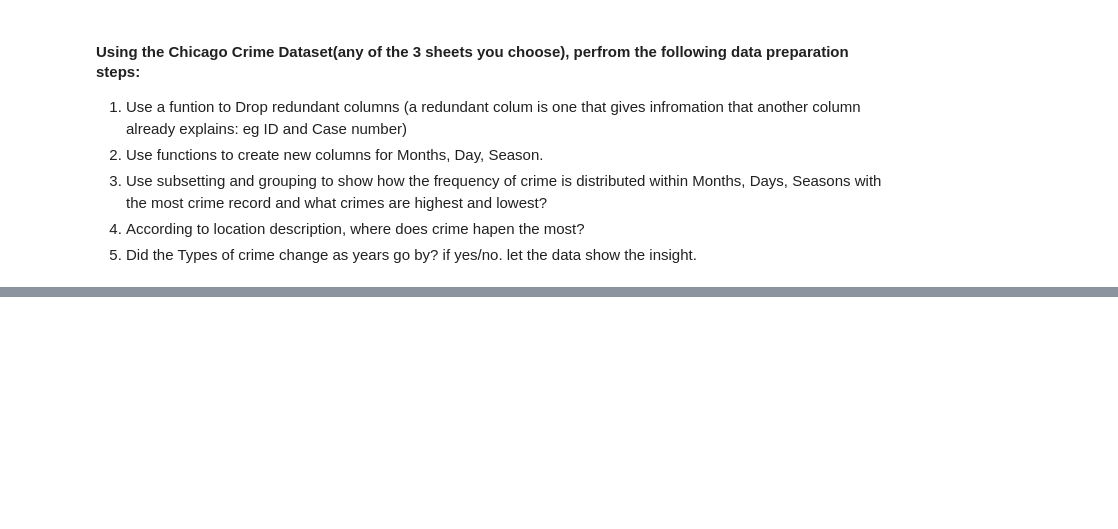
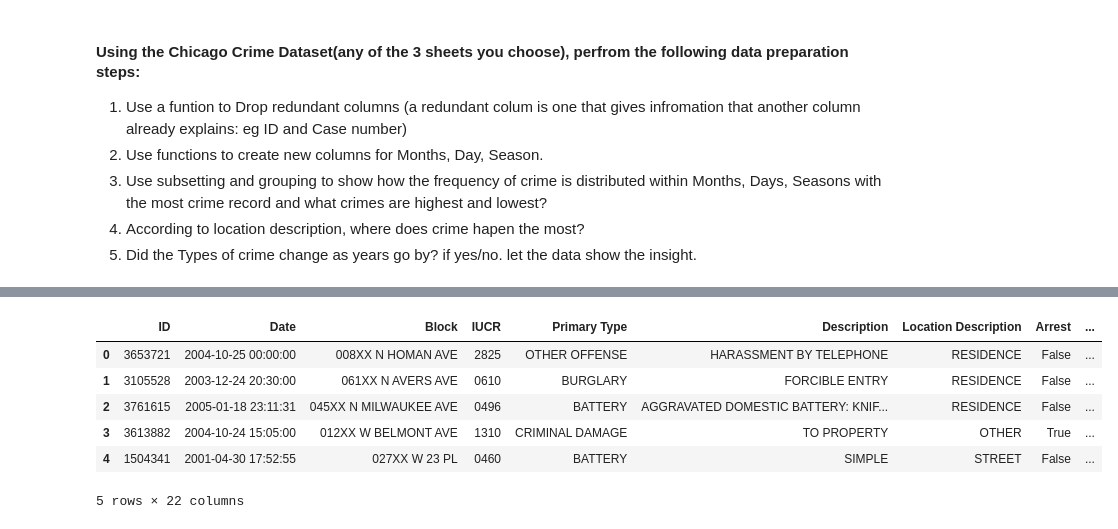
Before and after one commit to RheedWhan/AltSchool_DataScience_2023, a Jupyter notebook: Data_Wrangling_Assesment.ipynb, the cells around one changed output, grey strips where cells are left out. Saved outputs shown, nothing was run; the diff lists cells and outputs as text; code cells hidden in the pictures; blank space fills up the shorter version.

```diff
--- a/Data_Wrangling_Assesment.ipynb
+++ b/Data_Wrangling_Assesment.ipynb
@@ -12,0 +64,31 @@
+# %%
+def month_day_season(df, date_column):
+    df[date_column] = pd.to_datetime(df[date_column])
+
+    # Extract month, day, and season
+    df['Month'] = df[date_column].dt.month
+    df['Day'] = df[date_column].dt.day
+
+    # Define a function to get season based on month
+    def season(month):
+        if month in [12, 1, 2]:
+            return 'Winter'
+        elif month in [3, 4, 5]:
+            return 'Spring'
+        elif month in [6, 7, 8]:
+            return 'Summer'
+        else:
+            return 'Fall'
+
+    df['Season'] = df['Month'].apply(season)
+    return df.head()
+# %%
+month_day_season(chicago_df, 'Date')
+# %% [output]
+|  | ID | Date | Block | IUCR | Primary Type | Description | Location Description | Arrest | ... |
+| 0 | 3653721 | 2004-10-25 00:00:00 | 008XX N HOMAN AVE | 2825 | OTHER OFFENSE | HARASSMENT BY TELEPHONE | RESIDENCE | False | ... |
+| 1 | 3105528 | 2003-12-24 20:30:00 | 061XX N AVERS AVE | 0610 | BURGLARY | FORCIBLE ENTRY | RESIDENCE | False | ... |
+| 2 | 3761615 | 2005-01-18 23:11:31 | 045XX N MILWAUKEE AVE | 0496 | BATTERY | AGGRAVATED DOMESTIC BATTERY: KNIF... | RESIDENCE | False | ... |
+| 3 | 3613882 | 2004-10-24 15:05:00 | 012XX W BELMONT AVE | 1310 | CRIMINAL DAMAGE | TO PROPERTY | OTHER | True | ... |
+| 4 | 1504341 | 2001-04-30 17:52:55 | 027XX W 23 PL | 0460 | BATTERY | SIMPLE | STREET | False | ... |
+5 rows × 22 columns
```
Also changed, not shown: parts of 19 cells of this notebook.
